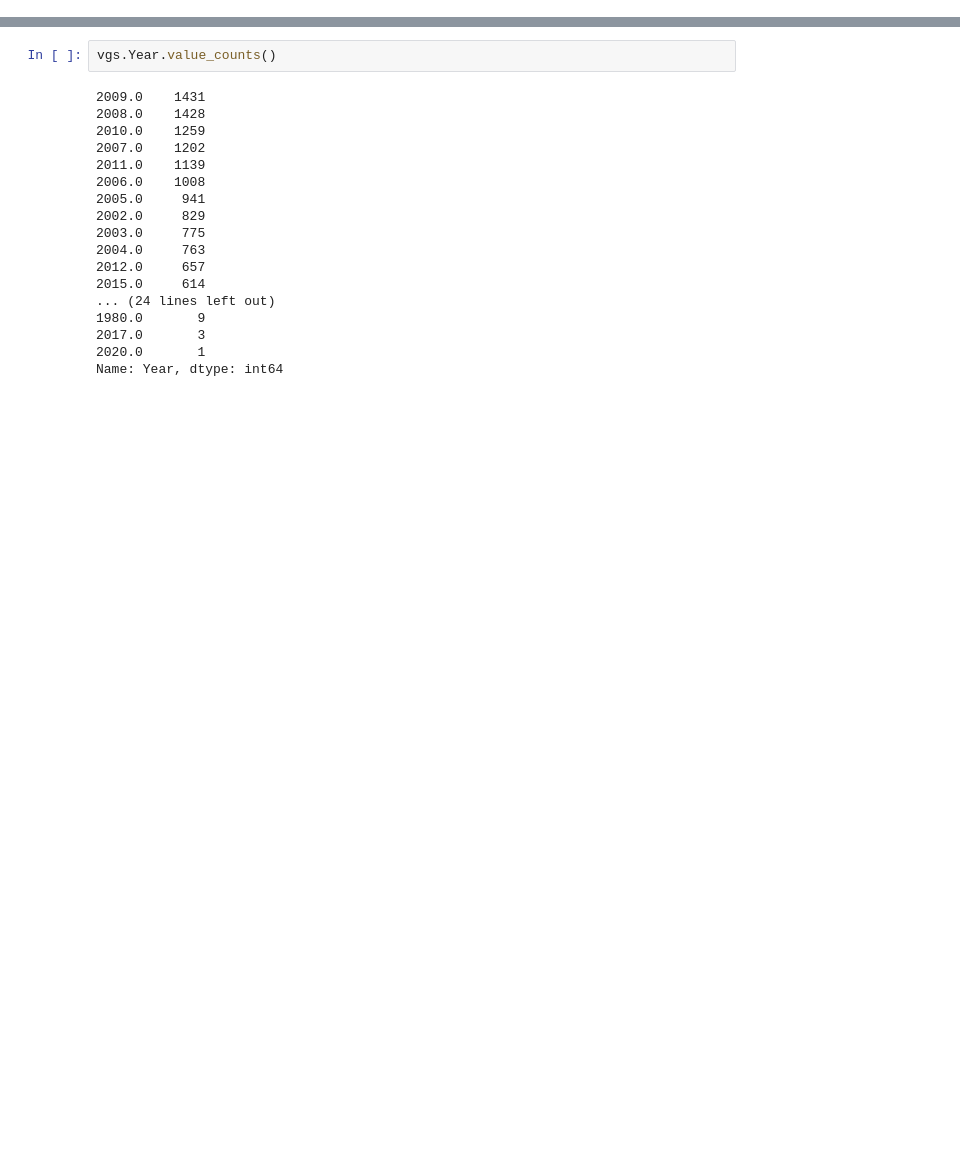
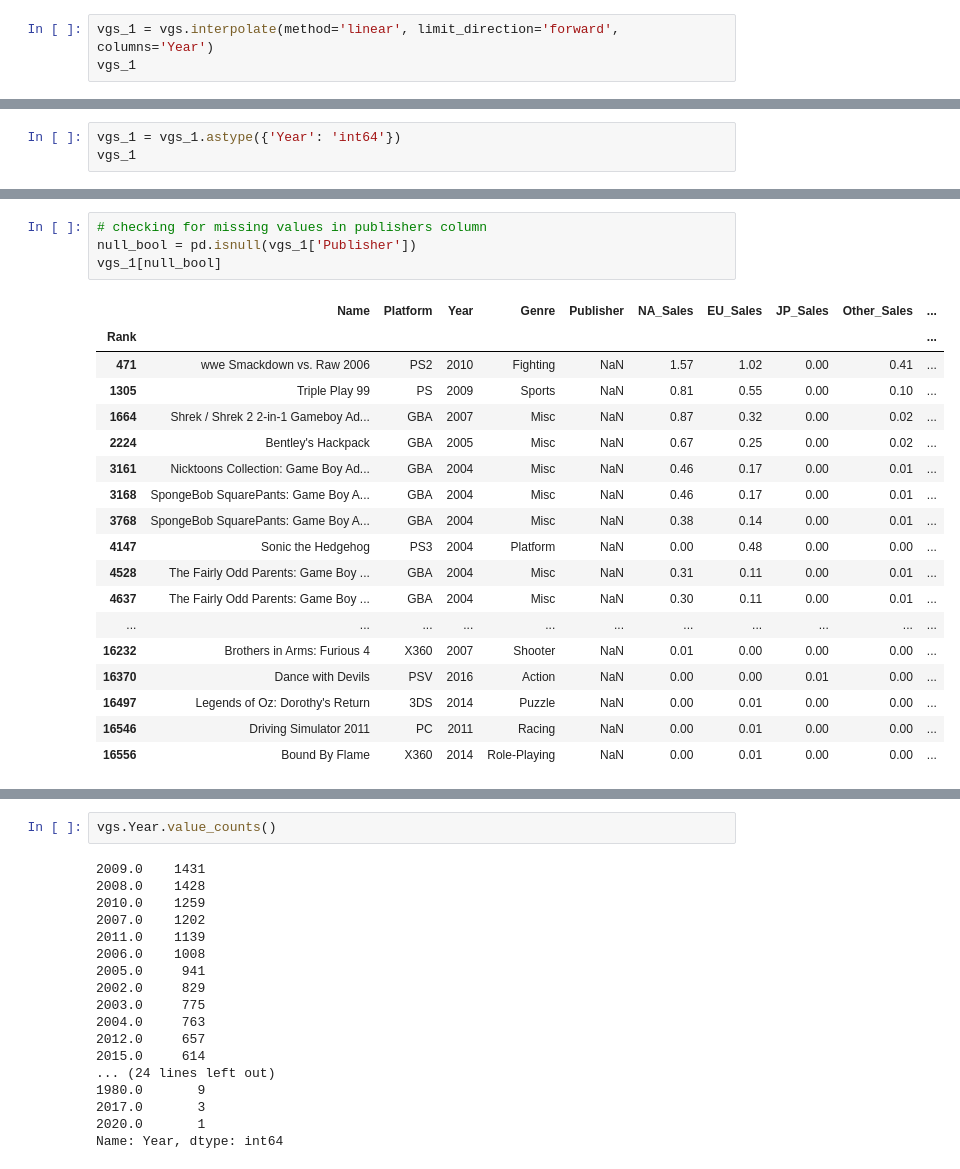
Before and after one commit to RAYBEE-creator/Video-Game-Sales-EDA, a Jupyter notebook: vgsales_eda.ipynb, the cells around one changed output, grey strips where cells are left out. Cells and saved outputs as stored; diff of their text form; blank space fills up the shorter version.

```diff
--- a/vgsales_eda.ipynb
+++ b/vgsales_eda.ipynb
@@ -53,0 +170,3 @@ vgs.Year.isnull().sum()
+# %%
+vgs_1 = vgs.interpolate(method='linear', limit_direction='forward', columns='Year')
+vgs_1
@@ -53,0 +208,3 @@ vgs.Year.isnull().sum()
+# %%
+vgs_1 = vgs_1.astype({'Year': 'int64'})
+vgs_1
@@ -53,0 +240,23 @@ vgs.Year.isnull().sum()
+# %%
+# checking for missing values in publishers column
+null_bool = pd.isnull(vgs_1['Publisher'])
+vgs_1[null_bool]
+# %% [output]
+|  | Name | Platform | Year | Genre | Publisher | NA_Sales | EU_Sales | JP_Sales | Other_Sales | ... |
+| Rank |  |  |  |  |  |  |  |  |  | ... |
+| 471 | wwe Smackdown vs. Raw 2006 | PS2 | 2010 | Fighting | NaN | 1.57 | 1.02 | 0.00 | 0.41 | ... |
+| 1305 | Triple Play 99 | PS | 2009 | Sports | NaN | 0.81 | 0.55 | 0.00 | 0.10 | ... |
+| 1664 | Shrek / Shrek 2 2-in-1 Gameboy Ad... | GBA | 2007 | Misc | NaN | 0.87 | 0.32 | 0.00 | 0.02 | ... |
+| 2224 | Bentley's Hackpack | GBA | 2005 | Misc | NaN | 0.67 | 0.25 | 0.00 | 0.02 | ... |
+| 3161 | Nicktoons Collection: Game Boy Ad... | GBA | 2004 | Misc | NaN | 0.46 | 0.17 | 0.00 | 0.01 | ... |
+| 3168 | SpongeBob SquarePants: Game Boy A... | GBA | 2004 | Misc | NaN | 0.46 | 0.17 | 0.00 | 0.01 | ... |
+| 3768 | SpongeBob SquarePants: Game Boy A... | GBA | 2004 | Misc | NaN | 0.38 | 0.14 | 0.00 | 0.01 | ... |
+| 4147 | Sonic the Hedgehog | PS3 | 2004 | Platform | NaN | 0.00 | 0.48 | 0.00 | 0.00 | ... |
+| 4528 | The Fairly Odd Parents: Game Boy ... | GBA | 2004 | Misc | NaN | 0.31 | 0.11 | 0.00 | 0.01 | ... |
+| 4637 | The Fairly Odd Parents: Game Boy ... | GBA | 2004 | Misc | NaN | 0.30 | 0.11 | 0.00 | 0.01 | ... |
+| ... | ... | ... | ... | ... | ... | ... | ... | ... | ... | ... |
+| 16232 | Brothers in Arms: Furious 4 | X360 | 2007 | Shooter | NaN | 0.01 | 0.00 | 0.00 | 0.00 | ... |
+| 16370 | Dance with Devils | PSV | 2016 | Action | NaN | 0.00 | 0.00 | 0.01 | 0.00 | ... |
+| 16497 | Legends of Oz: Dorothy's Return | 3DS | 2014 | Puzzle | NaN | 0.00 | 0.01 | 0.00 | 0.00 | ... |
+| 16546 | Driving Simulator 2011 | PC | 2011 | Racing | NaN | 0.00 | 0.01 | 0.00 | 0.00 | ... |
+| 16556 | Bound By Flame | X360 | 2014 | Role-Playing | NaN | 0.00 | 0.01 | 0.00 | 0.00 | ... |
```
Also changed, not shown: parts of 25 cells of this notebook.
